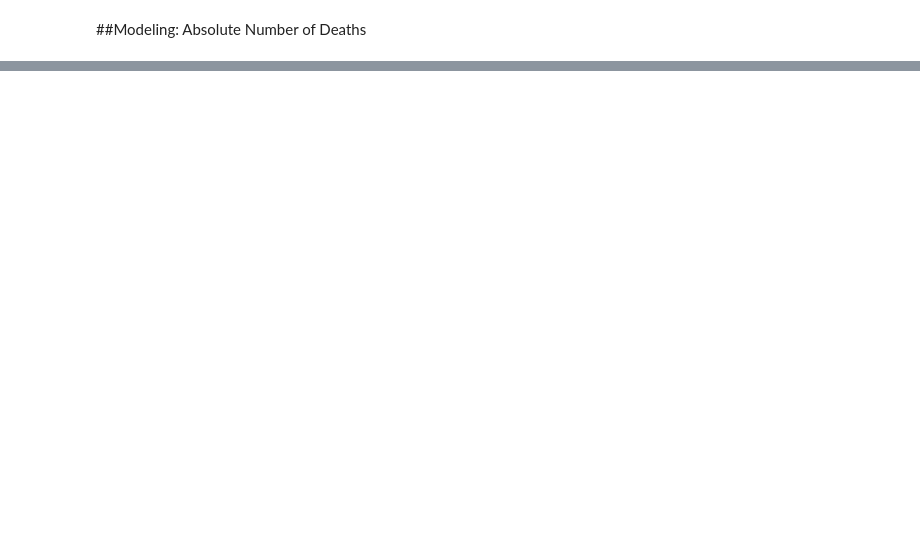
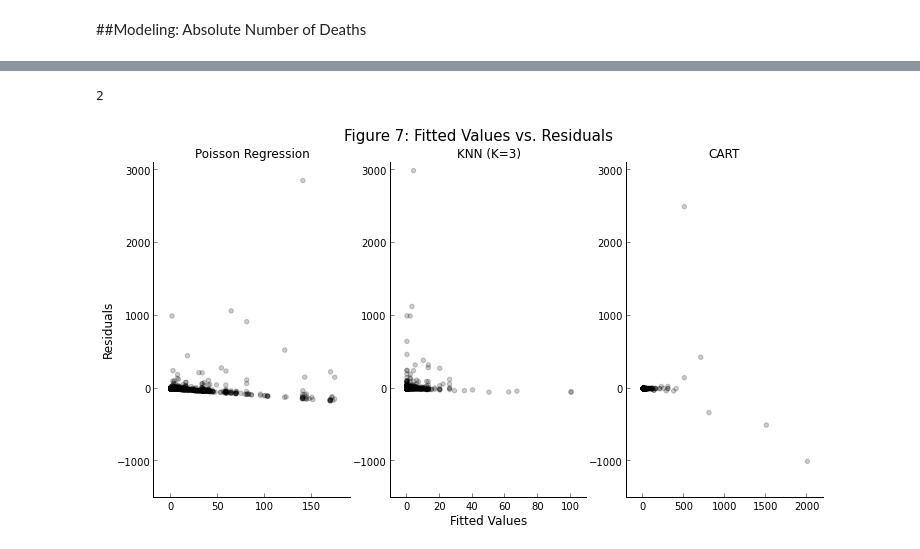
Before and after one commit to boyasm/STAT-222, a Jupyter notebook: Boyas 222 Project.ipynb, the cells around one changed output, grey strips where cells are left out. Cells and saved outputs as stored; diff of their text form; code cells hidden in the pictures; blank space fills up the shorter version.

```diff
--- a/Boyas 222 Project.ipynb
+++ b/Boyas 222 Project.ipynb
@@ -1111,0 +1266,15 @@ print len(noNan)
+# %%
+# Try a decision tree with the same variables
+v = train[['ndeath', 'locnum', 'cgovtarget', 'etype', 'issue1', 'cinc']]
+v = v[~np.isnan(v).any(1)]
+Y = v.ndeath
+X = v[['ndeath', 'locnum', 'cgovtarget', 'etype', 'issue1', 'cinc']]
+from sklearn import tree
+clf = tree.DecisionTreeClassifier()
+clf = clf.fit(X, Y)
+v = test[['ndeath', 'locnum', 'cgovtarget', 'etype', 'issue1', 'cinc']]
+v = v[~np.isnan(v).any(1)]
+Y = v.ndeath
+X = v[['ndeath', 'locnum', 'cgovtarget', 'etype', 'issue1', 'cinc']]
+estsCART = clf.predict(X)
+trueCART = Y
@@ -1111,0 +1315,62 @@ print len(noNan)
+# %%
+# Make residual plots for the models
+fig = figure(figsize=(12,6), dpi=300)
+ax1 = plt.subplot(131)
+width = 0.5
+p1 = ax1.scatter(estsP, trueP-estsP, color='black', alpha=0.2)
+
+axesToLose = ['top', 'right']
+for axis in axesToLose:
+    ax1.spines[axis].set_visible(False)
+
+ax1.xaxis.set_ticks_position('bottom')
+ax1.yaxis.set_ticks_position('left')
+
+ax1.set_ylabel('Residuals', fontsize=12)
+ax1.set_xlim((-0.1*np.max(estsP), 1.1*np.max(estsP)))
+ax1.set_ylim((-1500, 3100))
+
+ax1.set_title('Poisson Regression')
+
+ax2 = plt.subplot(132)
+width = 0.5
+p2 = ax2.scatter(estsKNN, trueKNN-estsKNN, color='black', alpha=0.2)
+
+axesToLose = ['top', 'right']
+for axis in axesToLose:
+    ax2.spines[axis].set_visible(False)
+
+ax2.xaxis.set_ticks_position('bottom')
+ax2.yaxis.set_ticks_position('left')
+
+ax2.set_xlabel('Fitted Values', fontsize=12)
+ax2.set_xlim((-0.1*np.max(estsKNN), 1.1*np.max(estsKNN)))
+ax2.set_ylim((-1500, 3100))
+
+ax2.set_title('KNN (K=3)')
+
+ax3 = plt.subplot(133)
+width = 0.5
+p3 = ax3.scatter(estsCART, trueCART-estsCART, color='black', alpha=0.2)
+
+axesToLose = ['top', 'right']
+for axis in axesToLose:
+    ax3.spines[axis].set_visible(False)
+
+ax3.xaxis.set_ticks_position('bottom')
+ax3.yaxis.set_ticks_position('left')
+ax3.set_xlim((-0.1*np.max(estsCART), 1.1*np.max(estsCART)))
+ax3.set_ylim((-1500, 3100))
+
+ax3.set_title('CART')
+
+fig.suptitle('Figure 7: Fitted Values vs. Residuals \n', fontsize=15)
+plt.savefig('fig7.pdf', format='pdf', bbox_inches='tight')
+
+mspeP = np.sum(np.square(trueP - estsP))
+mspeK = np.sum(np.square(trueKNN - estsKNN))
+mspeC = np.sum(np.square(trueCART - estsCART))
+np.argmin([mspeP, mspeK, mspeC])
+# %% [output]
+2
+[figure, added]
```
Also changed, not shown: parts of 39 cells of this notebook.
